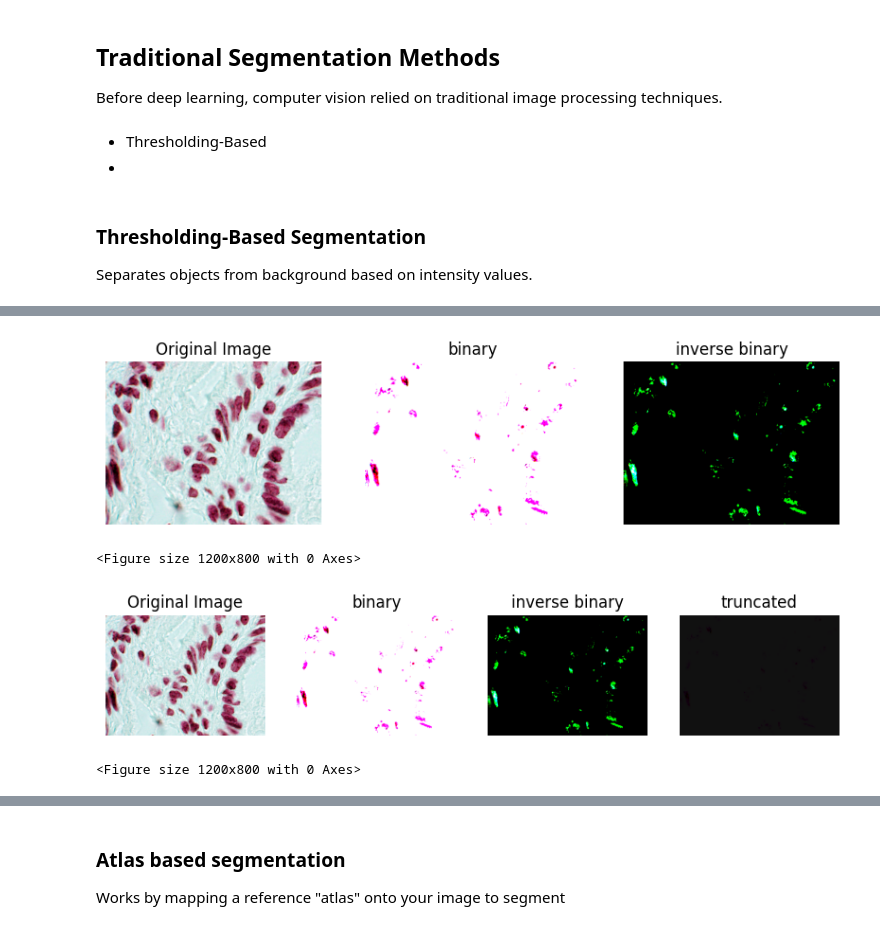
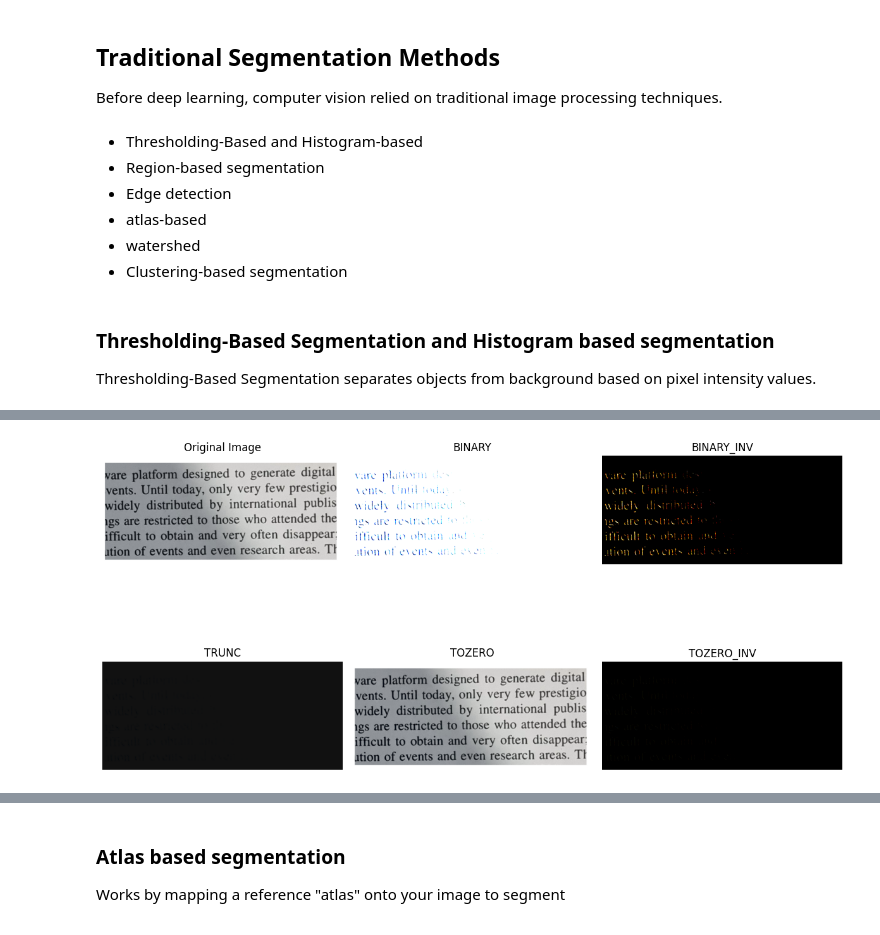
Before and after one commit to UBC-BIOMOD-Computational/Life-Science-Image-Analysis-Workshops-2025-2026, a Jupyter notebook: solutions/lab4_solution.ipynb, the cells around one changed output, grey strips where cells are left out. Cells and saved outputs as stored; diff of their text form; code cells hidden in the pictures.

Commit message:
brush up thresholding

```diff
--- a/solutions/lab4_solution.ipynb
+++ b/solutions/lab4_solution.ipynb
@@ -133,29 +133,36 @@ def show_original_image_against_new_image(og_image, new_images, new_images_label
 
 Before deep learning, computer vision relied on traditional image processing techniques.
 # %% [markdown]
-- Thresholding-Based
--
+- Thresholding-Based and Histogram-based
+- Region-based segmentation
+- Edge detection
+- atlas-based
+- watershed
+- Clustering-based segmentation
 # %% [markdown]
-### Thresholding-Based Segmentation
-Separates objects from background based on intensity values.
+### Thresholding-Based Segmentation and Histogram based segmentation
+Thresholding-Based Segmentation separates objects from background based on pixel intensity values.
 # %% [markdown]
 ![image.png](attachment:ffcf0cf2-35d3-4688-a1a2-24a1e62dab87.png)
 # %%
-curr_image = images[2]
+curr_image = cv2.imread('../data/book_scan_gradient.png')
 
 threshold_value = 17
-ret, thresh = cv2.threshold(curr_image, threshold_value, 255, cv2.THRESH_BINARY)
-ret, thresh2 = cv2.threshold(curr_image, threshold_value, 255, cv2.THRESH_BINARY_INV)
+ret,thresh1 = cv2.threshold(curr_image,threshold_value,255,cv2.THRESH_BINARY)
+ret,thresh2 = cv2.threshold(curr_image,threshold_value,255,cv2.THRESH_BINARY_INV)
+ret,thresh3 = cv2.threshold(curr_image,threshold_value,255,cv2.THRESH_TRUNC)
+ret,thresh4 = cv2.threshold(curr_image,threshold_value,255,cv2.THRESH_TOZERO)
+ret,thresh5 = cv2.threshold(curr_image,threshold_value,255,cv2.THRESH_TOZERO_INV)
 
-show_original_image_against_new_image(curr_image, [thresh, thresh2], ['binary', 'inverse binary'])
+titles = ['Original Image','BINARY','BINARY_INV','TRUNC','TOZERO','TOZERO_INV']
+thresh_images = [curr_image, thresh1, thresh2, thresh3, thresh4, thresh5]
+
+for i in range(6):
+    plt.subplot(2,3,i+1)
+    plt.imshow(thresh_images[i])
+    plt.title(titles[i])
+    plt.axis('off')
+plt.tight_layout()
+plt.show()
 # %% [output]
-[figure, old version]
+[figure, new version]
-<Figure size 1200x800 with 0 Axes>
-# %%
-ret, thresh3 = cv2.threshold(curr_image, threshold_value, 255, cv2.THRESH_TRUNC)
-
-show_original_image_against_new_image(curr_image, [thresh, thresh2, thresh3], ['binary', 'inverse binary', 'truncated'])
-#question: why don't you see anything?
-# %% [output]
-[figure, removed]
-<Figure size 1200x800 with 0 Axes>
```
Also changed, not shown: parts of 8 cells of this notebook, 1 other file.
